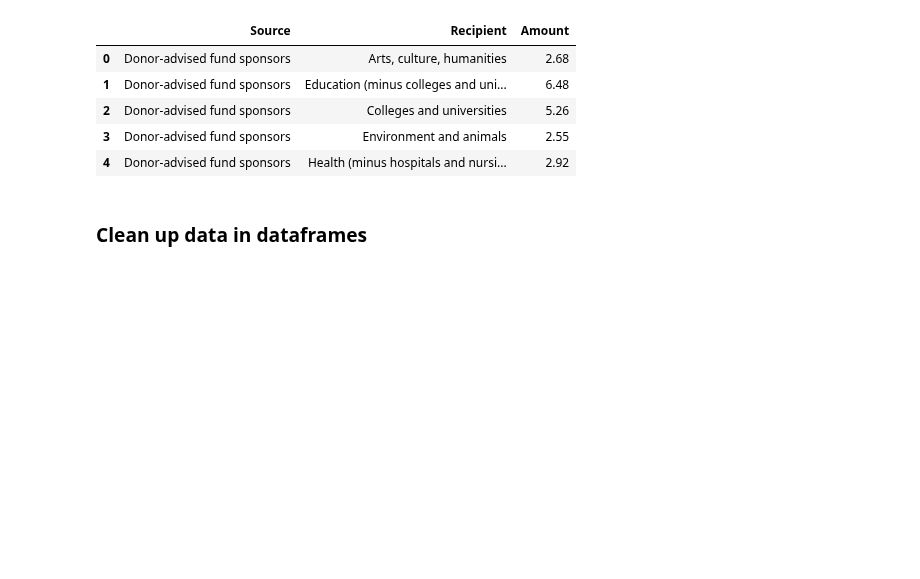
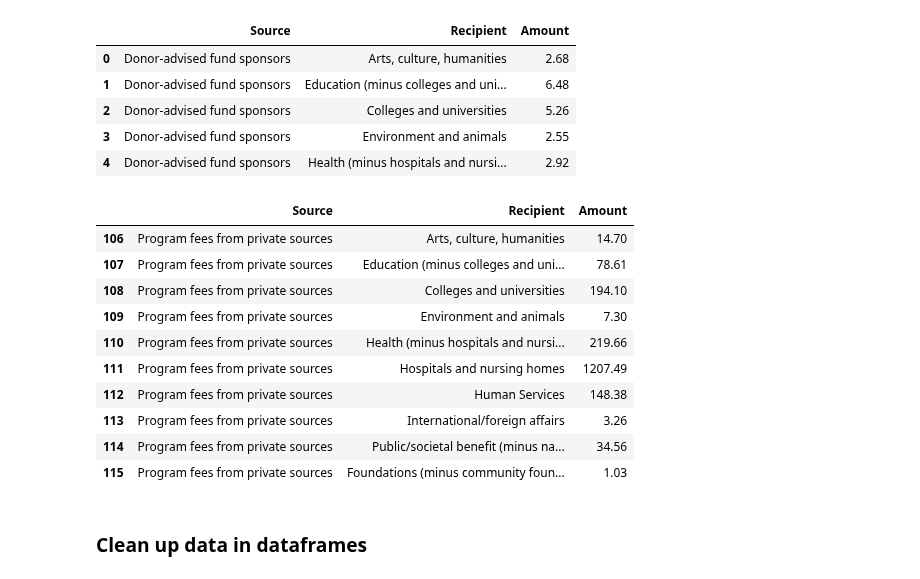
Before and after one commit to HFAwesomeCharts/MCNNonprofitEconomy, a Jupyter notebook: notebooks/MCN_NP_Economy_Figures.ipynb, the cells around one changed output. Cells and saved outputs as stored; diff of their text form; code cells hidden in the pictures; blank space fills up the shorter version.

```diff
--- a/notebooks/MCN_NP_Economy_Figures.ipynb
+++ b/notebooks/MCN_NP_Economy_Figures.ipynb
@@ -87,6 +89,20 @@ edge_clean_df.head()
 | 2 | Donor-advised fund sponsors | Colleges and universities | 5.26 |
 | 3 | Donor-advised fund sponsors | Environment and animals | 2.55 |
 | 4 | Donor-advised fund sponsors | Health (minus hospitals and nursi... | 2.92 |
+# %%
+edge_clean_df[edge_clean_df["Source"].str.contains("Program")].head(10)
+# %% [output]
+|  | Source | Recipient | Amount |
+| 106 | Program fees from private sources | Arts, culture, humanities | 14.70 |
+| 107 | Program fees from private sources | Education (minus colleges and uni... | 78.61 |
+| 108 | Program fees from private sources | Colleges and universities | 194.10 |
+| 109 | Program fees from private sources | Environment and animals | 7.30 |
+| 110 | Program fees from private sources | Health (minus hospitals and nursi... | 219.66 |
+| 111 | Program fees from private sources | Hospitals and nursing homes | 1207.49 |
+| 112 | Program fees from private sources | Human Services | 148.38 |
+| 113 | Program fees from private sources | International/foreign affairs | 3.26 |
+| 114 | Program fees from private sources | Public/societal benefit (minus na... | 34.56 |
+| 115 | Program fees from private sources | Foundations (minus community foun... | 1.03 |
 # %% [markdown]
 ### Clean up data in dataframes
 # %%
```
Also changed, not shown: parts of 3 cells of this notebook, 1 other file.
